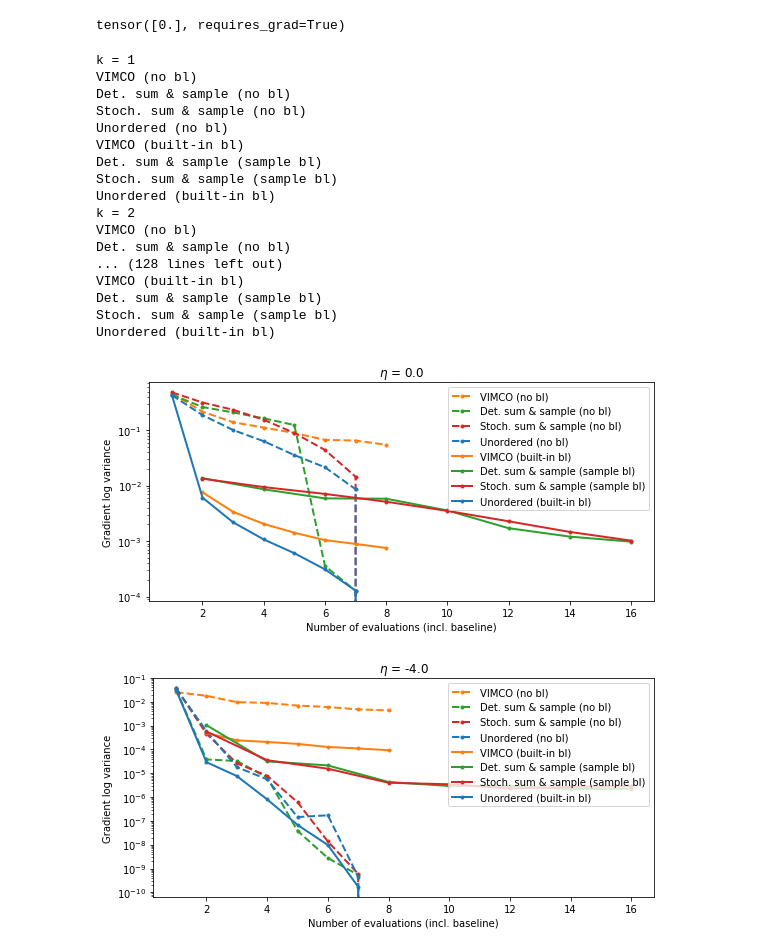
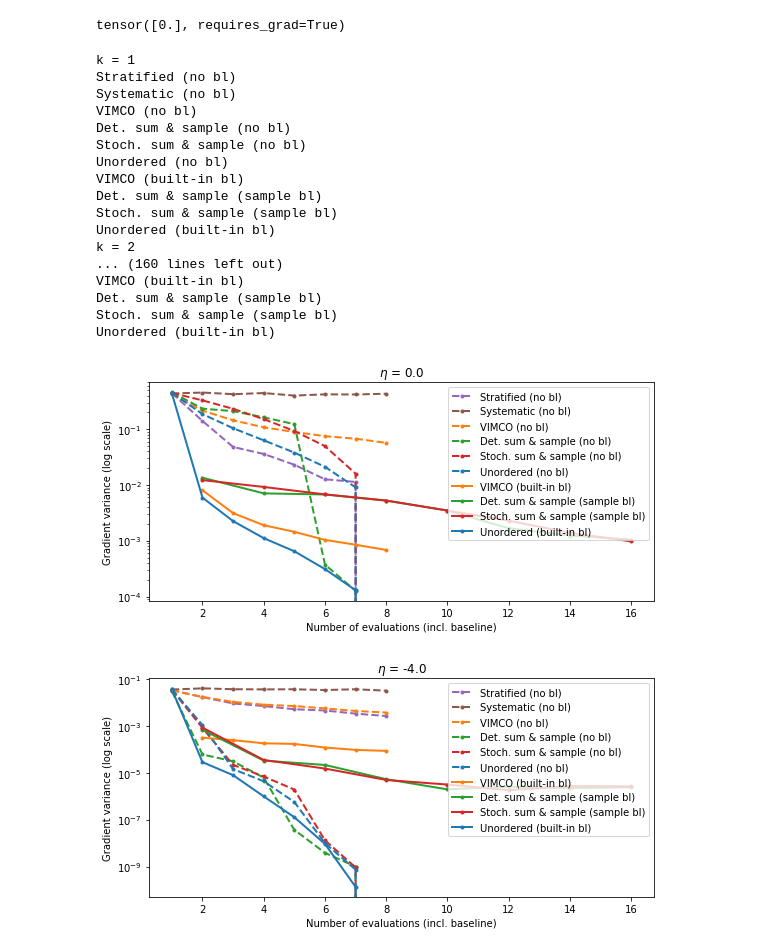
Before and after one commit to wouterkool/estimating-gradients-without-replacement, a Jupyter notebook: bernoulli/bernoulli_variances_experiments-all.ipynb, the cells around one changed output. Cells and saved outputs as stored; diff of their text form; code cells hidden in the pictures.

Commit message:
Added stratified/systematic sampling experiments

```diff
--- a/bernoulli/bernoulli_variances_experiments-all.ipynb
+++ b/bernoulli/bernoulli_variances_experiments-all.ipynb
@@ -120,6 +120,20 @@ def get_gradient_estimators(phi0):
 
     def get_grad_unordered_nobl(k):
         return get_grad_unordered(k, baseline_constant=0.0)
+
+    def get_grad_stratified(k, systematic=False):
+        return bern_lib.sample_bern_gradient(
+            phi0, bern_experiment,
+            topk = 0,
+            grad_estimator = bs_lib.stratified,
+            n_samples = n_samples,
+            grad_estimator_kwargs = {
+                'n_samples': k,
+                'systematic': systematic
+            })
+
+    def get_grad_systematic(k):
+        return get_grad_stratified(True)
 
     def get_grad_reinforce_wr(k, baseline_constant=None):
         return bern_lib.sample_bern_gradient(
@@ -184,9 +198,13 @@ def get_gradient_estimators(phi0):
     c_detsas = colors[2]
     c_stochsas = colors[3]
     c_unord = colors[0]
+    c_stratified = colors[4]
+    c_systematic = colors[5]
 
     estimators = [
 
+        (get_grad_stratified, "Stratified (no bl)", n_eval, {'color': c_stratified, 'linestyle': '--', 'marker': '.'}),
+        (get_grad_systematic, "Systematic (no bl)", n_eval, {'color': c_systematic, 'linestyle': '--', 'marker': '.'}),
         (get_grad_reinforce_wr_nobl, "VIMCO (no bl)", n_eval, {'color': c_vimco, 'linestyle': '--', 'marker': '.'}),
         (get_grad_topk, "Det. sum & sample (no bl)", n_eval, {'color': c_detsas, 'linestyle': '--', 'marker': '.'}),
         (get_grad_topk_sample, "Stoch. sum & sample (no bl)", n_eval, {'color': c_stochsas, 'linestyle': '--', 'marker': '.'}),
@@ -232,6 +250,8 @@ mixed_grad_array_all = run_experiments(estimators, n_samples)
 mixed_grad_array_all_hard = run_experiments(estimators_hard, n_samples)
 # %% [output]
 k = 1
+Stratified (no bl)
+Systematic (no bl)
 VIMCO (no bl)
 Det. sum & sample (no bl)
 Stoch. sum & sample (no bl)
@@ -241,48 +261,44 @@ Det. sum & sample (sample bl)
 Stoch. sum & sample (sample bl)
 Unordered (built-in bl)
 k = 2
-VIMCO (no bl)
-Det. sum & sample (no bl)
-... (128 lines left out)
+... (160 lines left out)
 VIMCO (built-in bl)
 Det. sum & sample (sample bl)
 Stoch. sum & sample (sample bl)
 Unordered (built-in bl)
 # %%
-mixed_grad_array_all_bak = mixed_grad_array_all
-
 def plot_results(estimators, mixed_grad_array_all, phi0, ylim=None, inc_baseline=False):
 
     mixed_grad_means = mixed_grad_array_all.mean(-1).numpy()
     mixed_grad_stds = mixed_grad_array_all.std(-1).numpy()
 
     mixed_grad_stds[mixed_grad_stds < 1e-8]  = 0
 
     fig = plt.figure(figsize=(8, 4))
     xrng = np.arange(mixed_grad_stds.shape[1]) + 1
     estimator_names = []
     for grad_arr, (est, name, n_ev, plot_kwargs) in zip(mixed_grad_stds, estimators):
         plt.plot(n_ev if inc_baseline else xrng, grad_arr ** 2, **plot_kwargs, lw='2')
         estimator_names.append(name)
 
     incl_text = "incl" if inc_baseline else "excl"
     plt.xlabel(f'Number of evaluations ({incl_text}. baseline)')
-    plt.ylabel('Gradient log variance')
+    plt.ylabel('Gradient variance (log scale)')
     if ylim is not None:
         plt.ylim(ylim)
     eta = phi0.detach().numpy()[0]
     plt.title('$\eta$ = {}'.format(eta))
     if ylim is None:
         plt.legend(estimator_names)
     plt.yscale('log')
     plt.tight_layout()
     plt.show()
 
     # fig.savefig("plots/bernoulli_toy_eta{}_{}.pdf".format(int(eta), "inc" if inc_baseline else "exc"), format='pdf')
 
 inc_baseline=True
 plot_results(estimators, mixed_grad_array_all, phi0, ylim=None, inc_baseline=inc_baseline)
 plot_results(estimators_hard, mixed_grad_array_all_hard, phi0_hard, ylim=None, inc_baseline=inc_baseline)
 # %% [output]
-[figure, old version]
+[figure, new version]
-[figure, old version]
+[figure, new version]
```
Also changed, not shown: 1 other file.
